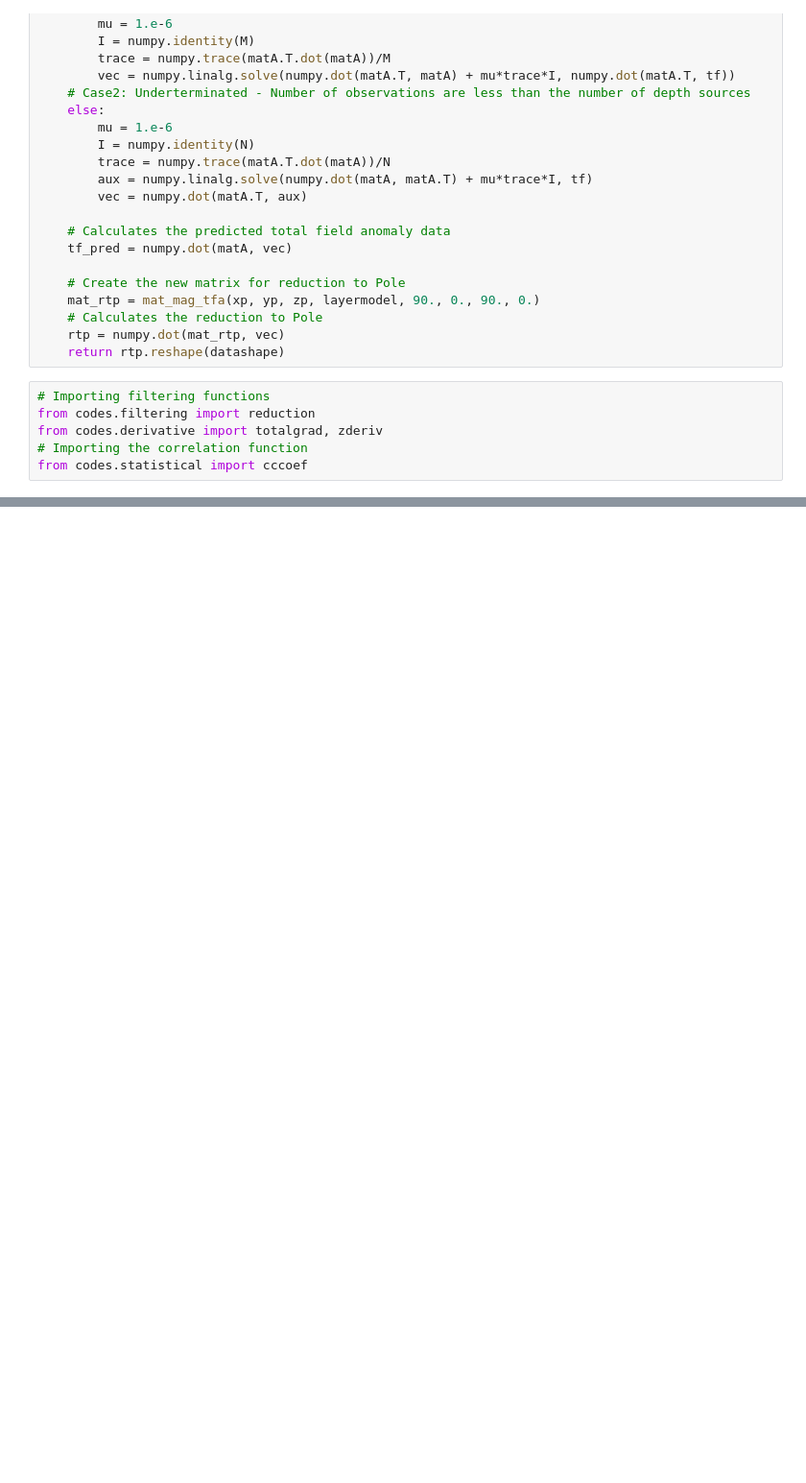
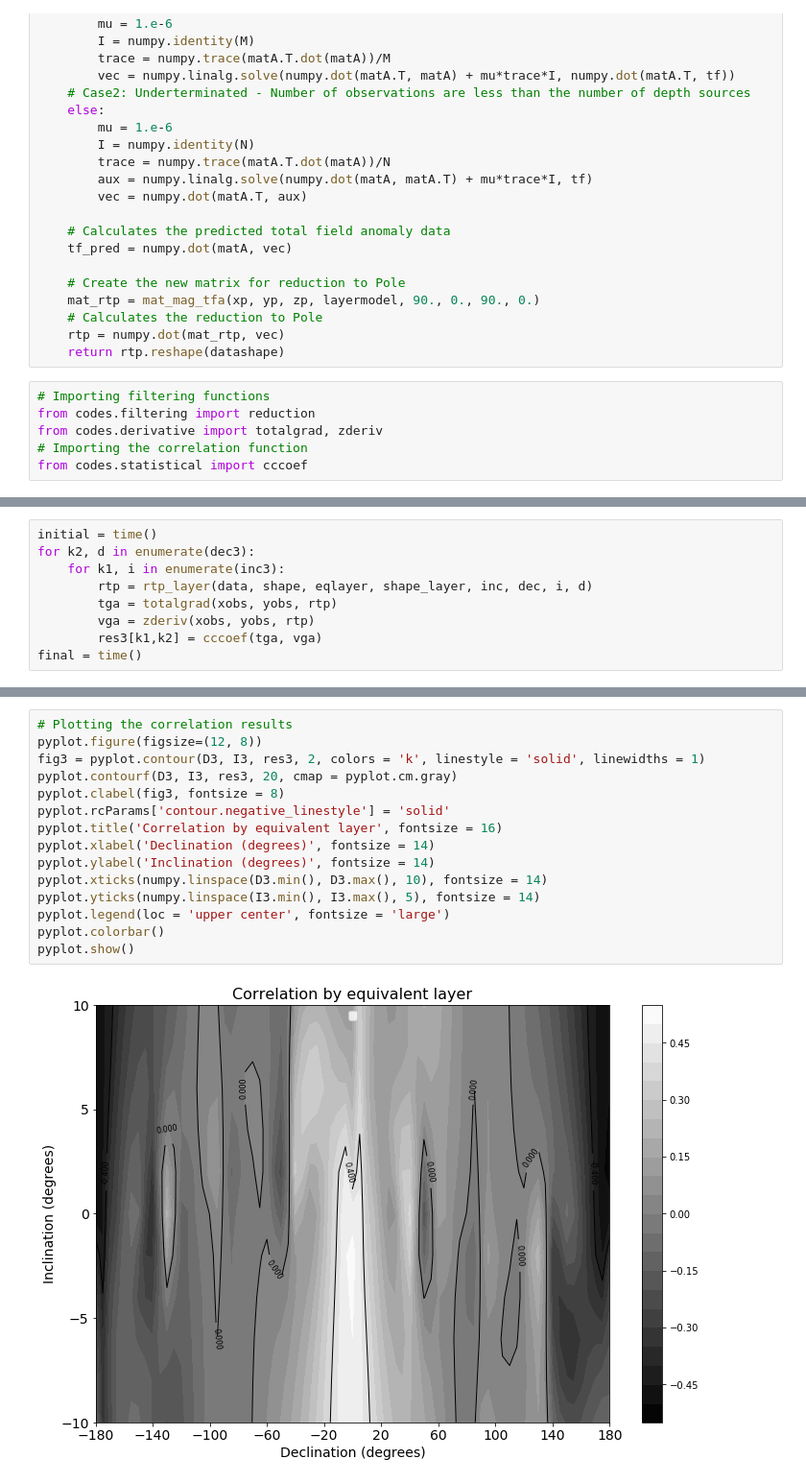
Before and after one commit to nelsondelimar/master, a Jupyter notebook: correlation_eqlayer.ipynb, the cells around one changed output, grey strips where cells are left out. Shown at 96% size. Drawn from its saved outputs; the diff is of its cells as text; blank space fills up the shorter version.

```diff
--- a/correlation_eqlayer.ipynb
+++ b/correlation_eqlayer.ipynb
@@ -197,0 +189,9 @@ print 'time in seconds = ', ttf - ti
+# %%
+initial = time()
+for k2, d in enumerate(dec3):
+    for k1, i in enumerate(inc3):
+        rtp = rtp_layer(data, shape, eqlayer, shape_layer, inc, dec, i, d)
+        tga = totalgrad(xobs, yobs, rtp)
+        vga = zderiv(xobs, yobs, rtp)
+        res3[k1,k2] = cccoef(tga, vga)
+final = time()
@@ -219,0 +343,17 @@ _ = analysis(coef, 'no unit')
+# %%
+# Plotting the correlation results
+pyplot.figure(figsize=(12, 8))
+fig3 = pyplot.contour(D3, I3, res3, 2, colors = 'k', linestyle = 'solid', linewidths = 1)
+pyplot.contourf(D3, I3, res3, 20, cmap = pyplot.cm.gray)
+pyplot.clabel(fig3, fontsize = 8)
+pyplot.rcParams['contour.negative_linestyle'] = 'solid'
+pyplot.title('Correlation by equivalent layer', fontsize = 16)
+pyplot.xlabel('Declination (degrees)', fontsize = 14)
+pyplot.ylabel('Inclination (degrees)', fontsize = 14)
+pyplot.xticks(numpy.linspace(D3.min(), D3.max(), 10), fontsize = 14)
+pyplot.yticks(numpy.linspace(I3.min(), I3.max(), 5), fontsize = 14)
+pyplot.legend(loc = 'upper center', fontsize = 'large')
+pyplot.colorbar()
+pyplot.show()
+# %% [output]
+[figure, added]
```
Also changed, not shown: parts of 24 cells of this notebook.
